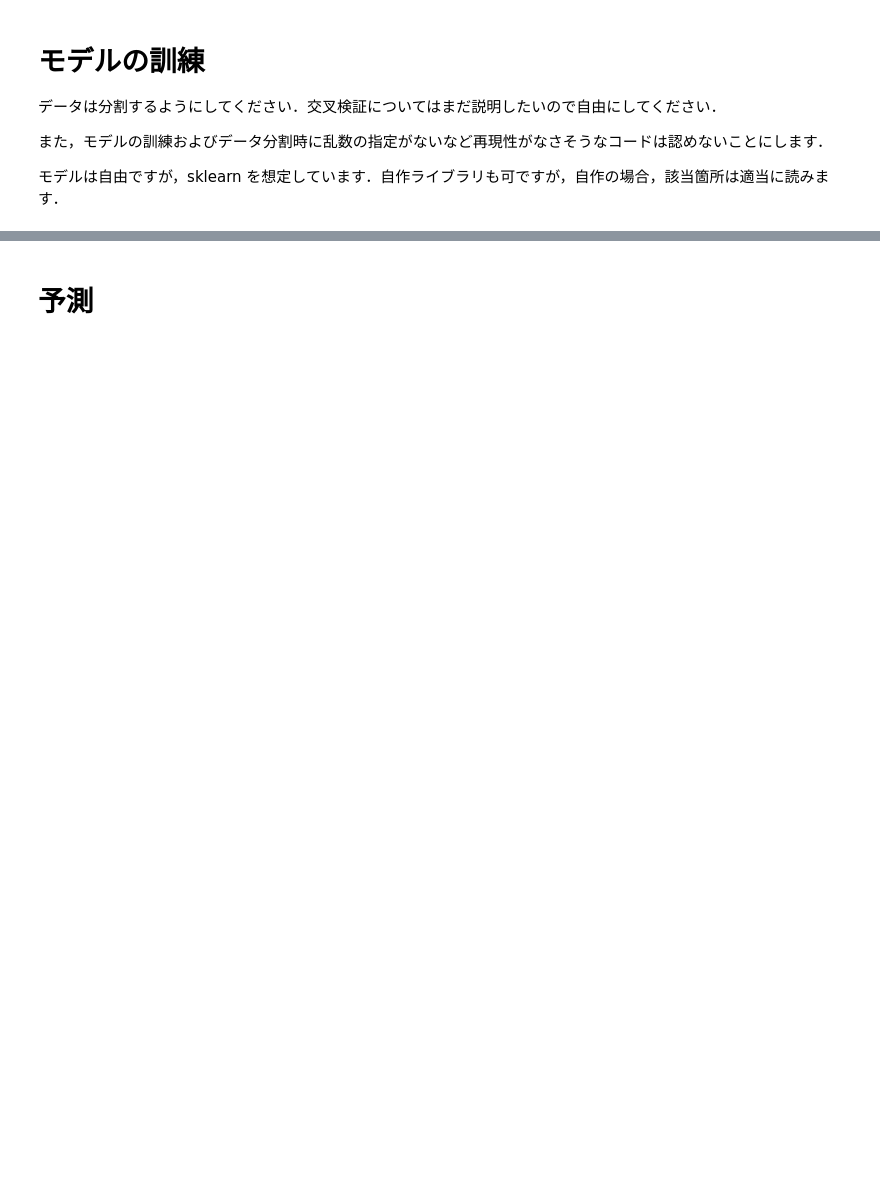
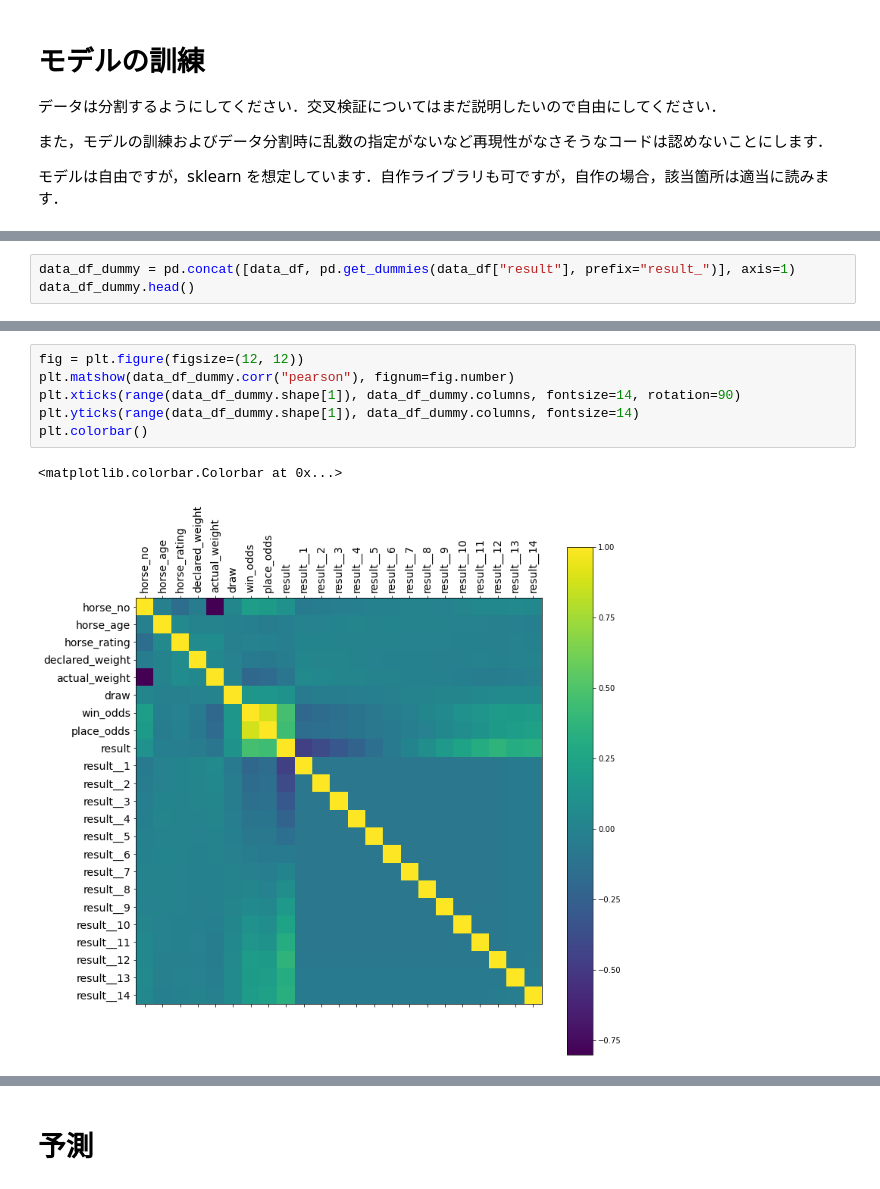
Before and after one commit to KeitaShira/Sample, a Jupyter notebook: 第5回課題.ipynb, the cells around one changed output, grey strips where cells are left out. Cells and saved outputs as stored; diff of their text form; blank space fills up the shorter version.

```diff
--- a/第5回課題.ipynb
+++ b/第5回課題.ipynb
@@ -77,0 +326,3 @@ IndexError: index 34 is out of bounds for axis 0 with size 34
+# %%
+data_df_dummy = pd.concat([data_df, pd.get_dummies(data_df["result"], prefix="result_")], axis=1)
+data_df_dummy.head()
@@ -77,0 +337,9 @@ IndexError: index 34 is out of bounds for axis 0 with size 34
+# %%
+fig = plt.figure(figsize=(12, 12))
+plt.matshow(data_df_dummy.corr("pearson"), fignum=fig.number)
+plt.xticks(range(data_df_dummy.shape[1]), data_df_dummy.columns, fontsize=14, rotation=90)
+plt.yticks(range(data_df_dummy.shape[1]), data_df_dummy.columns, fontsize=14)
+plt.colorbar()
+# %% [output]
+<matplotlib.colorbar.Colorbar at 0x...>
+[figure, added]
```
Also changed, not shown: parts of 38 cells of this notebook.
